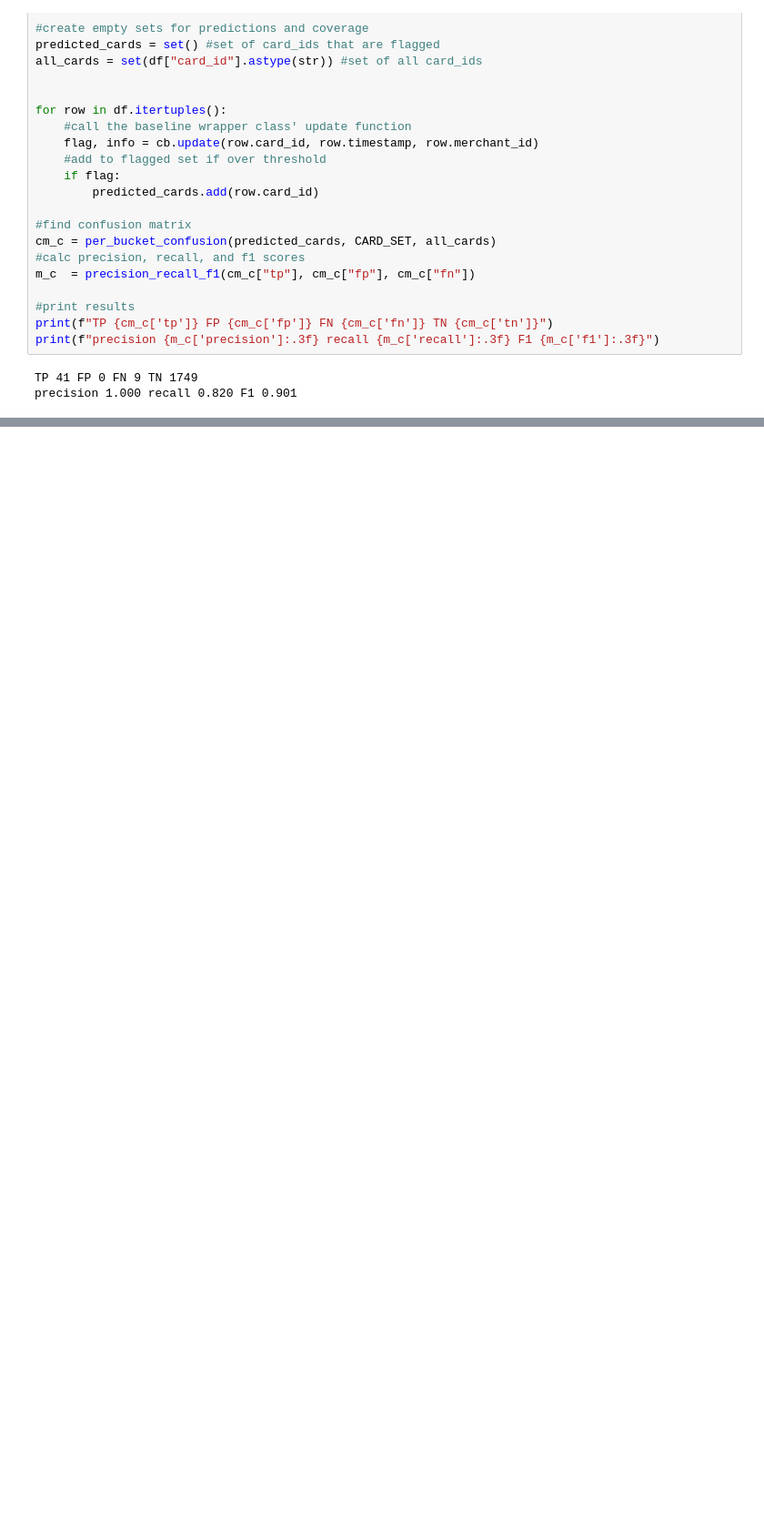
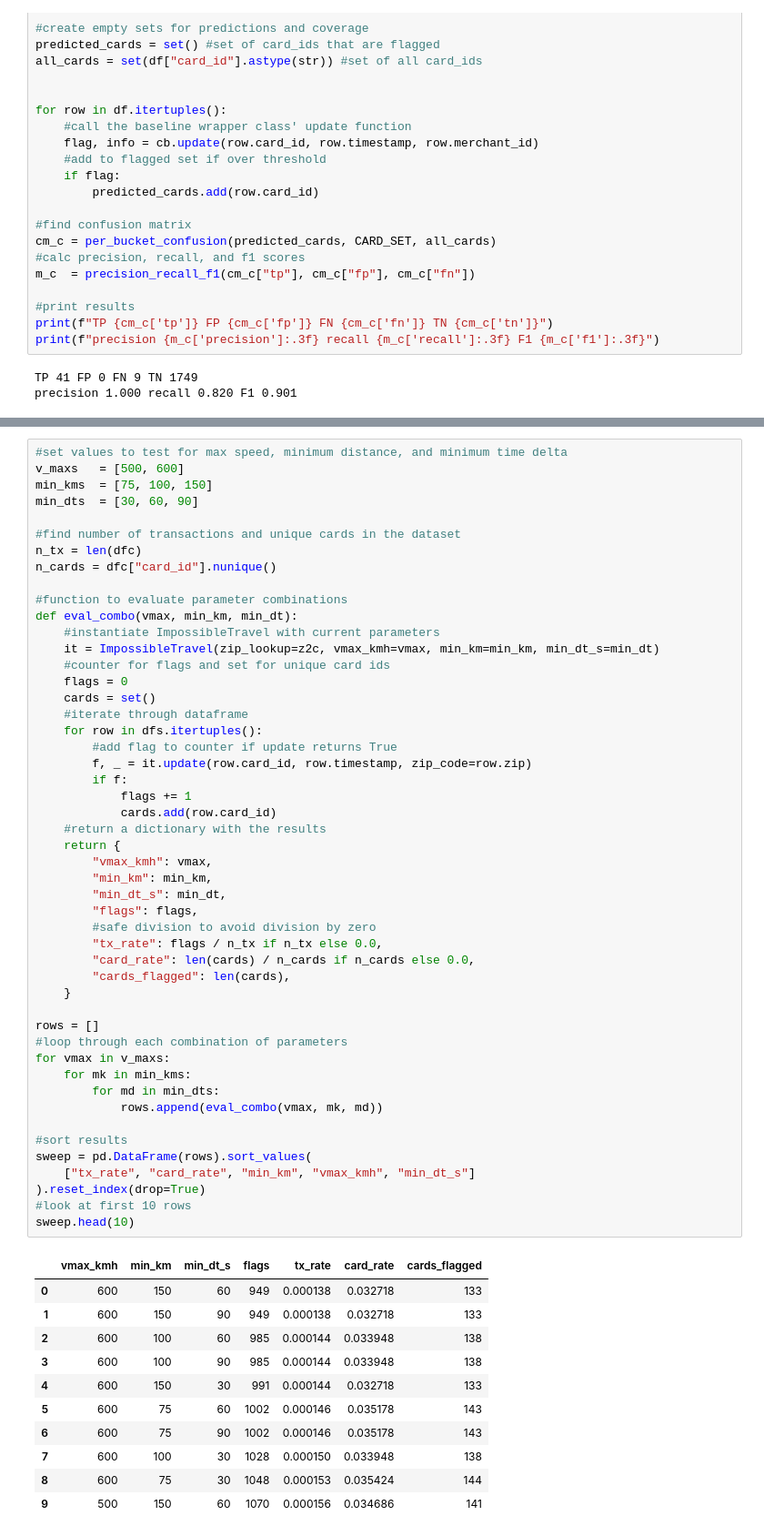
Before and after one commit to c-murphy01/edge_fraud_POS, a Jupyter notebook: notebooks/baseline_evaluation.ipynb, the cells around one changed output, grey strips where cells are left out. Shown at 91% size. Drawn from its saved outputs; the diff is of its cells as text; blank space fills up the shorter version.

```diff
--- a/notebooks/baseline_evaluation.ipynb
+++ b/notebooks/baseline_evaluation.ipynb
@@ -267,0 +520,61 @@ Since there are no 'card bursts' in the Caixa dataset, there is nothing to detec
+# %%
+#set values to test for max speed, minimum distance, and minimum time delta
+v_maxs   = [500, 600]
+min_kms  = [75, 100, 150]
+min_dts  = [30, 60, 90]
+
+#find number of transactions and unique cards in the dataset
+n_tx = len(dfc)
+n_cards = dfc["card_id"].nunique()
+
+#function to evaluate parameter combinations
+def eval_combo(vmax, min_km, min_dt):
+    #instantiate ImpossibleTravel with current parameters
+    it = ImpossibleTravel(zip_lookup=z2c, vmax_kmh=vmax, min_km=min_km, min_dt_s=min_dt)
+    #counter for flags and set for unique card ids
+    flags = 0
+    cards = set()
+    #iterate through dataframe
+    for row in dfs.itertuples():
+        #add flag to counter if update returns True
+        f, _ = it.update(row.card_id, row.timestamp, zip_code=row.zip)
+        if f:
+            flags += 1
+            cards.add(row.card_id)
+    #return a dictionary with the results
+    return {
+        "vmax_kmh": vmax,
+        "min_km": min_km,
+        "min_dt_s": min_dt,
+        "flags": flags,
+        #safe division to avoid division by zero
+        "tx_rate": flags / n_tx if n_tx else 0.0,
+        "card_rate": len(cards) / n_cards if n_cards else 0.0,
+        "cards_flagged": len(cards),
+    }
+
+rows = []
+#loop through each combination of parameters
+for vmax in v_maxs:
+    for mk in min_kms:
+        for md in min_dts:
+            rows.append(eval_combo(vmax, mk, md))
+
+#sort results
+sweep = pd.DataFrame(rows).sort_values(
+    ["tx_rate", "card_rate", "min_km", "vmax_kmh", "min_dt_s"]
+).reset_index(drop=True)
+#look at first 10 rows
+sweep.head(10)
+# %% [output]
+|  | vmax_kmh | min_km | min_dt_s | flags | tx_rate | card_rate | cards_flagged |
+| 0 | 600 | 150 | 60 | 949 | 0.000138 | 0.032718 | 133 |
+| 1 | 600 | 150 | 90 | 949 | 0.000138 | 0.032718 | 133 |
+| 2 | 600 | 100 | 60 | 985 | 0.000144 | 0.033948 | 138 |
+| 3 | 600 | 100 | 90 | 985 | 0.000144 | 0.033948 | 138 |
+| 4 | 600 | 150 | 30 | 991 | 0.000144 | 0.032718 | 133 |
+| 5 | 600 | 75 | 60 | 1002 | 0.000146 | 0.035178 | 143 |
+| 6 | 600 | 75 | 90 | 1002 | 0.000146 | 0.035178 | 143 |
+| 7 | 600 | 100 | 30 | 1028 | 0.000150 | 0.033948 | 138 |
+| 8 | 600 | 75 | 30 | 1048 | 0.000153 | 0.035424 | 144 |
+| 9 | 500 | 150 | 60 | 1070 | 0.000156 | 0.034686 | 141 |
```
Also changed, not shown: parts of 35 cells of this notebook.
